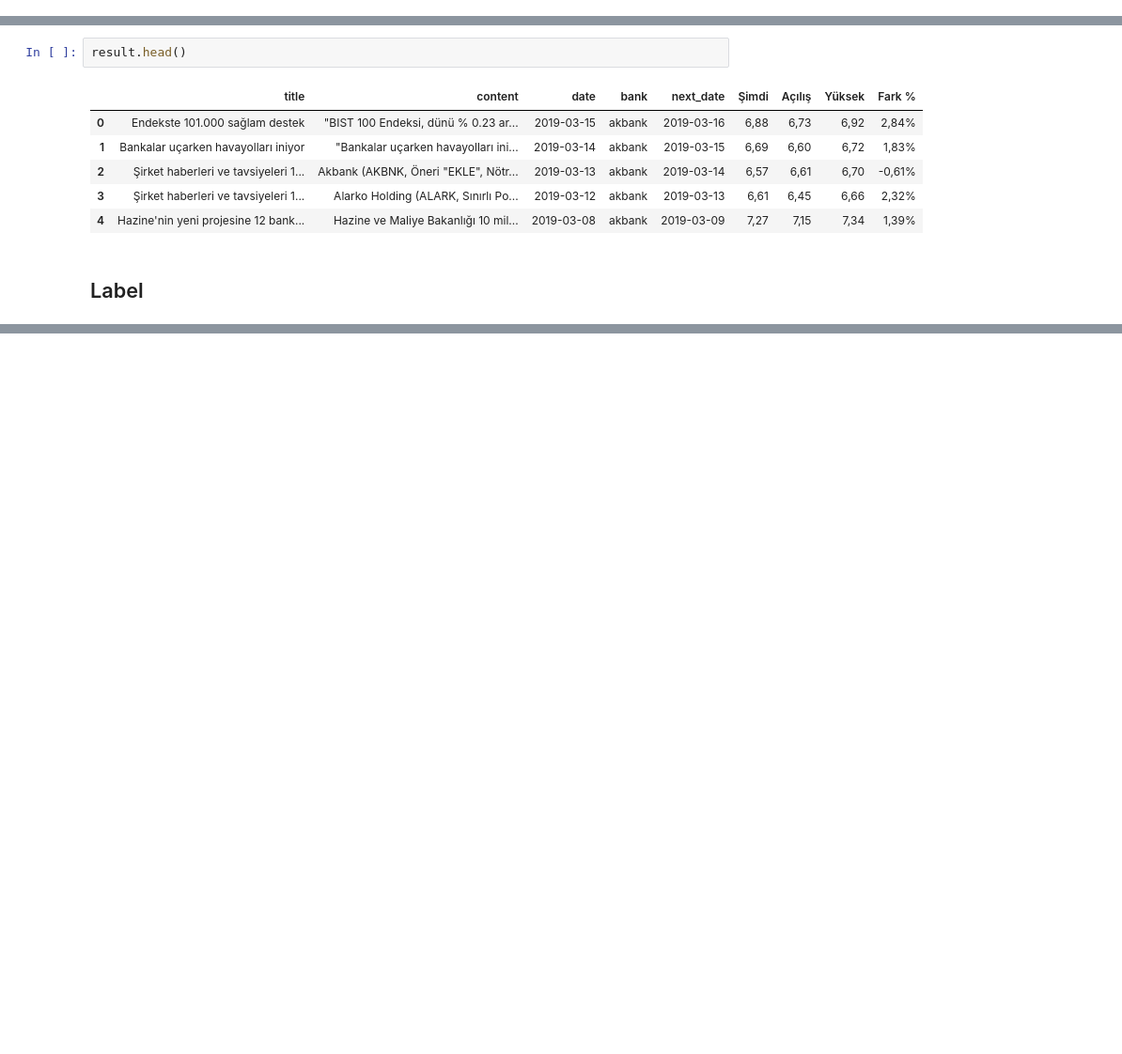
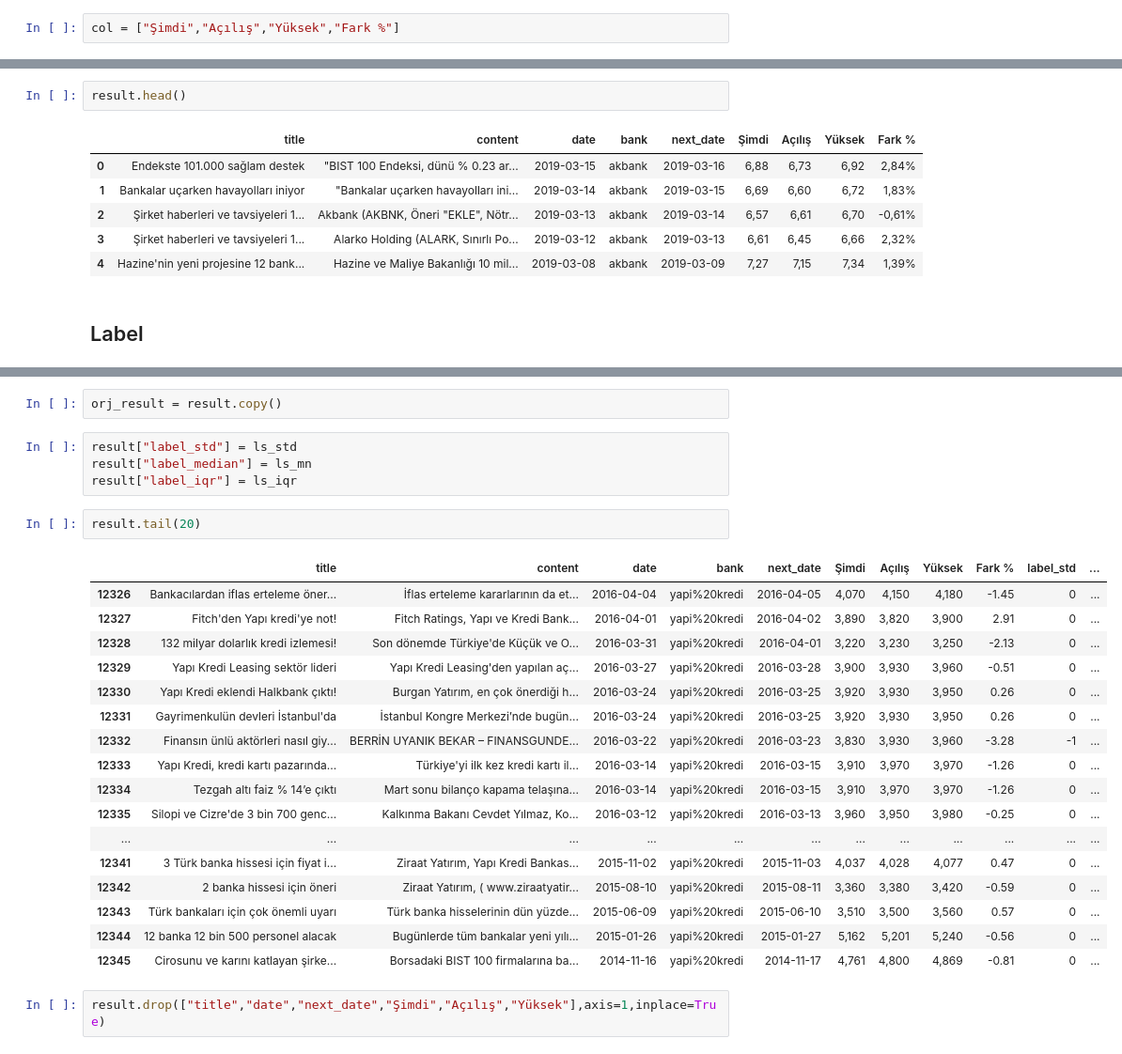
Before and after one commit to karaee/NLP-for-Stock-Price-Prediction-with-RNNs, a Jupyter notebook: Workspace/Data Preparation/clean_data.ipynb, the cells around one changed output, grey strips where cells are left out. Shown at 94% size. Drawn from its saved outputs; the diff is of its cells as text; blank space fills up the shorter version.

```diff
--- a/Workspace/Data Preparation/clean_data.ipynb
+++ b/Workspace/Data Preparation/clean_data.ipynb
@@ -96,3 +120,5 @@ haber.date = pd.to_datetime(haber["date"])
+# %%
+col = ["Şimdi","Açılış","Yüksek","Fark %"]
 # %% [markdown]
 ## Günleri Eşleştirme
 # %%
@@ -175,0 +262,28 @@ result["Fark %"]=result["Fark %"].str.replace(",",".")
+# %%
+orj_result = result.copy()
+# %%
+result["label_std"] = ls_std
+result["label_median"] = ls_mn
+result["label_iqr"] = ls_iqr
+# %%
+result.tail(20)
+# %% [output]
+|  | title | content | date | bank | next_date | Şimdi | Açılış | Yüksek | Fark % | label_std | ... |
+| 12326 | Bankacılardan iflas erteleme öner... | İflas erteleme kararlarının da et... | 2016-04-04 | yapi%20kredi | 2016-04-05 | 4,070 | 4,150 | 4,180 | -1.45 | 0 | ... |
+| 12327 | Fitch'den Yapı kredi'ye not! | Fitch Ratings, Yapı ve Kredi Bank... | 2016-04-01 | yapi%20kredi | 2016-04-02 | 3,890 | 3,820 | 3,900 | 2.91 | 0 | ... |
+| 12328 | 132 milyar dolarlık kredi izlemesi! | Son dönemde Türkiye'de Küçük ve O... | 2016-03-31 | yapi%20kredi | 2016-04-01 | 3,220 | 3,230 | 3,250 | -2.13 | 0 | ... |
+| 12329 | Yapı Kredi Leasing sektör lideri | Yapı Kredi Leasing'den yapılan aç... | 2016-03-27 | yapi%20kredi | 2016-03-28 | 3,900 | 3,930 | 3,960 | -0.51 | 0 | ... |
+| 12330 | Yapı Kredi eklendi Halkbank çıktı! | Burgan Yatırım, en çok önerdiği h... | 2016-03-24 | yapi%20kredi | 2016-03-25 | 3,920 | 3,930 | 3,950 | 0.26 | 0 | ... |
+| 12331 | Gayrimenkulün devleri İstanbul'da | İstanbul Kongre Merkezi’nde bugün... | 2016-03-24 | yapi%20kredi | 2016-03-25 | 3,920 | 3,930 | 3,950 | 0.26 | 0 | ... |
+| 12332 | Finansın ünlü aktörleri nasıl giy... | BERRİN UYANIK BEKAR – FINANSGUNDE... | 2016-03-22 | yapi%20kredi | 2016-03-23 | 3,830 | 3,930 | 3,960 | -3.28 | -1 | ... |
+| 12333 | Yapı Kredi, kredi kartı pazarında... | Türkiye'yi ilk kez kredi kartı il... | 2016-03-14 | yapi%20kredi | 2016-03-15 | 3,910 | 3,970 | 3,970 | -1.26 | 0 | ... |
+| 12334 | Tezgah altı faiz % 14’e çıktı | Mart sonu bilanço kapama telaşına... | 2016-03-14 | yapi%20kredi | 2016-03-15 | 3,910 | 3,970 | 3,970 | -1.26 | 0 | ... |
+| 12335 | Silopi ve Cizre'de 3 bin 700 genc... | Kalkınma Bakanı Cevdet Yılmaz, Ko... | 2016-03-12 | yapi%20kredi | 2016-03-13 | 3,960 | 3,950 | 3,980 | -0.25 | 0 | ... |
+| ... | ... | ... | ... | ... | ... | ... | ... | ... | ... | ... | ... |
+| 12341 | 3 Türk banka hissesi için fiyat i... | Ziraat Yatırım, Yapı Kredi Bankas... | 2015-11-02 | yapi%20kredi | 2015-11-03 | 4,037 | 4,028 | 4,077 | 0.47 | 0 | ... |
+| 12342 | 2 banka hissesi için öneri | Ziraat Yatırım, ( www.ziraatyatir... | 2015-08-10 | yapi%20kredi | 2015-08-11 | 3,360 | 3,380 | 3,420 | -0.59 | 0 | ... |
+| 12343 | Türk bankaları için çok önemli uyarı | Türk banka hisselerinin dün yüzde... | 2015-06-09 | yapi%20kredi | 2015-06-10 | 3,510 | 3,500 | 3,560 | 0.57 | 0 | ... |
+| 12344 | 12 banka 12 bin 500 personel alacak | Bugünlerde tüm bankalar yeni yılı... | 2015-01-26 | yapi%20kredi | 2015-01-27 | 5,162 | 5,201 | 5,240 | -0.56 | 0 | ... |
+| 12345 | Cirosunu ve karını katlayan şirke... | Borsadaki BIST 100 firmalarına ba... | 2014-11-16 | yapi%20kredi | 2014-11-17 | 4,761 | 4,800 | 4,869 | -0.81 | 0 | ... |
+# %%
+result.drop(["title","date","next_date","Şimdi","Açılış","Yüksek"],axis=1,inplace=True)
```
Also changed, not shown: parts of 28 cells of this notebook, 3 other files.
